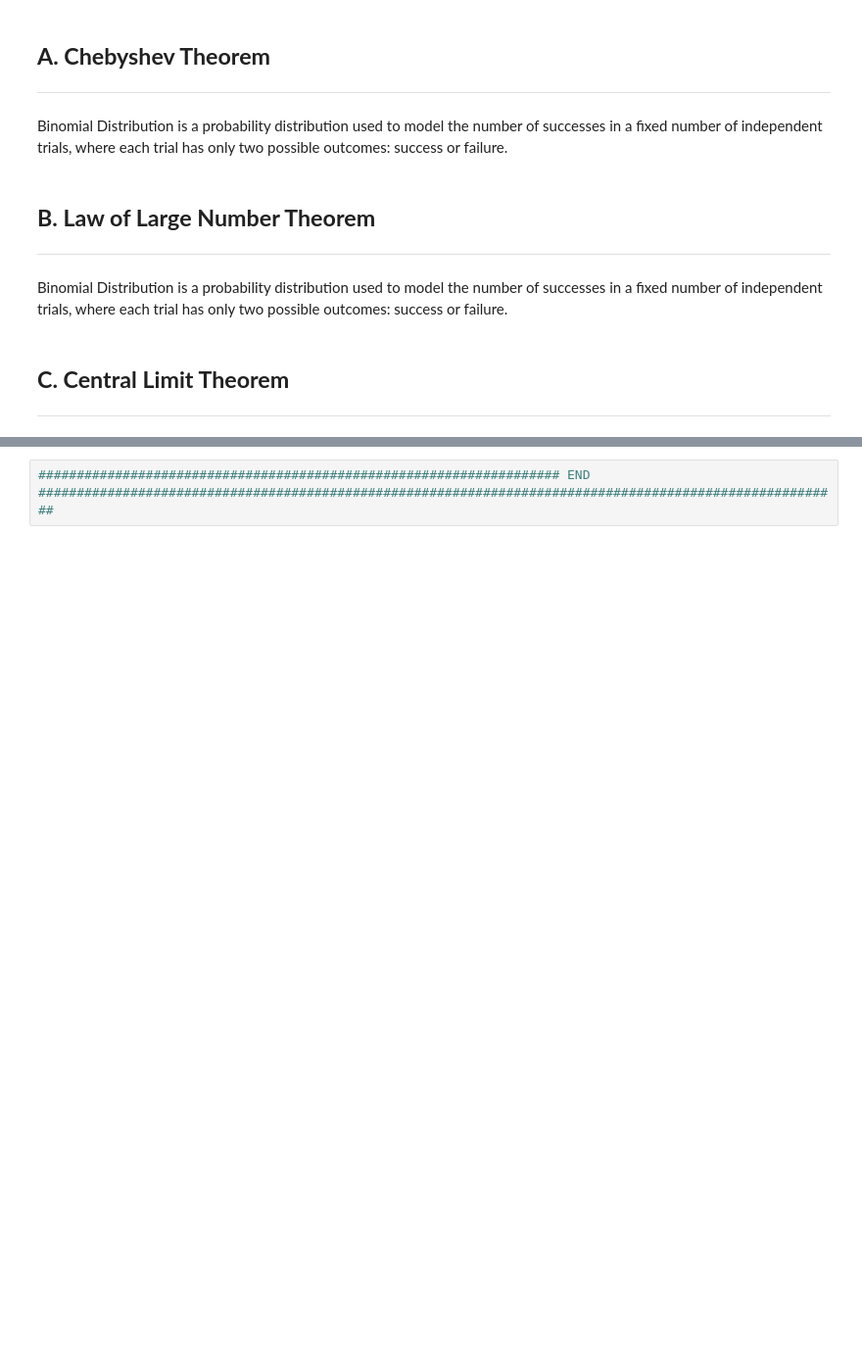
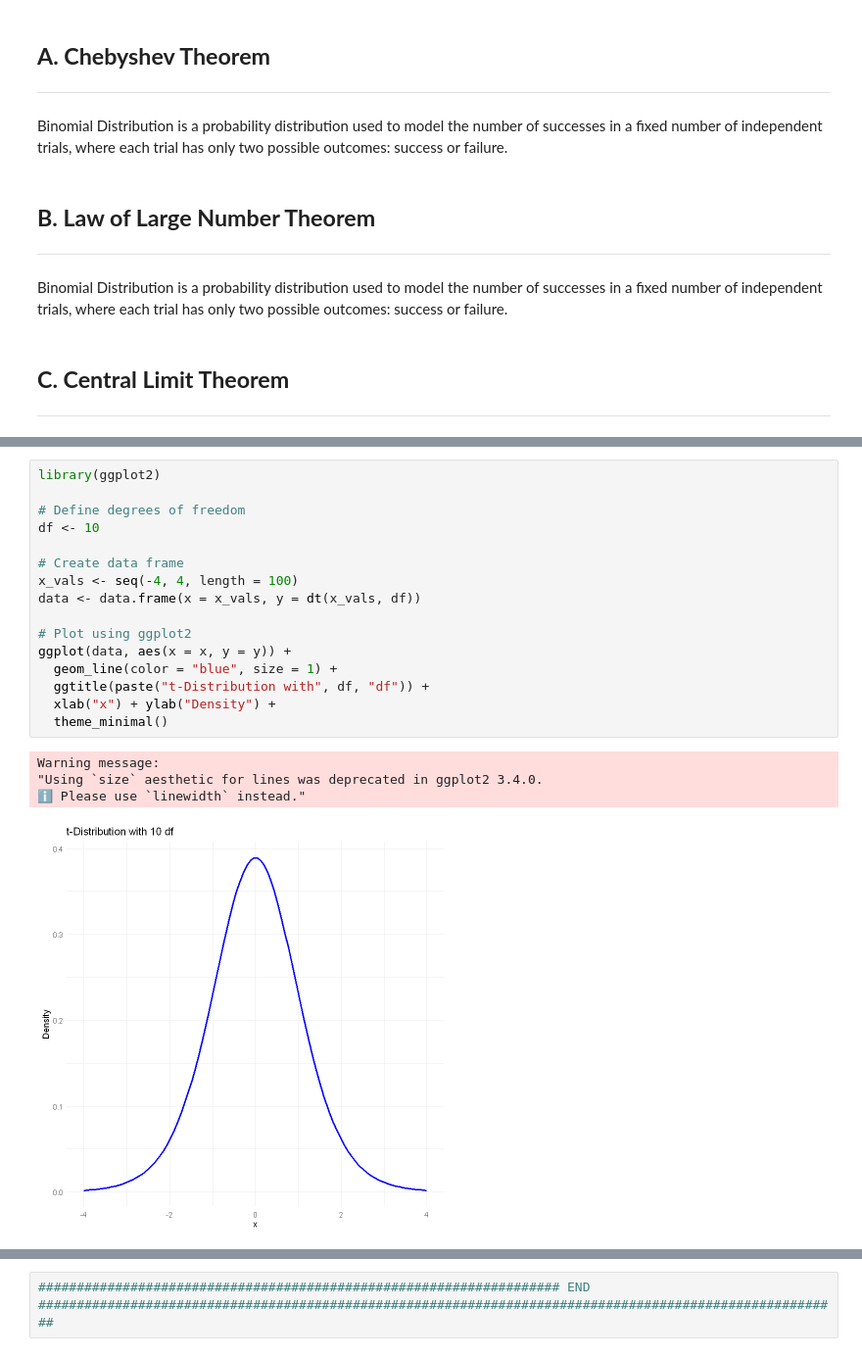
Before and after one commit to ansyaku/Statistika3_UGM_ipynb, a Jupyter notebook: Tugas Pertemuan 6 Statistika.ipynb, the cells around one changed output, grey strips where cells are left out. Shown at 98% size. Saved outputs shown, nothing was run; the diff lists cells and outputs as text; blank space fills up the shorter version.

```diff
--- a/Tugas Pertemuan 6 Statistika.ipynb
+++ b/Tugas Pertemuan 6 Statistika.ipynb
@@ -47,0 +81,21 @@ plot(success,dbinom(success,size=10,prob=.5),
+# %%
+library(ggplot2)
+
+# Define degrees of freedom
+df <- 10
+
+# Create data frame
+x_vals <- seq(-4, 4, length = 100)
+data <- data.frame(x = x_vals, y = dt(x_vals, df))
+
+# Plot using ggplot2
+ggplot(data, aes(x = x, y = y)) +
+  geom_line(color = "blue", size = 1) +
+  ggtitle(paste("t-Distribution with", df, "df")) +
+  xlab("x") + ylab("Density") +
+  theme_minimal()
+# %% [output]
+Warning message:
+"Using `size` aesthetic for lines was deprecated in ggplot2 3.4.0.
+ℹ Please use `linewidth` instead."
+[figure, added]
```
Also changed, not shown: parts of 5 cells of this notebook, 3 other files.
